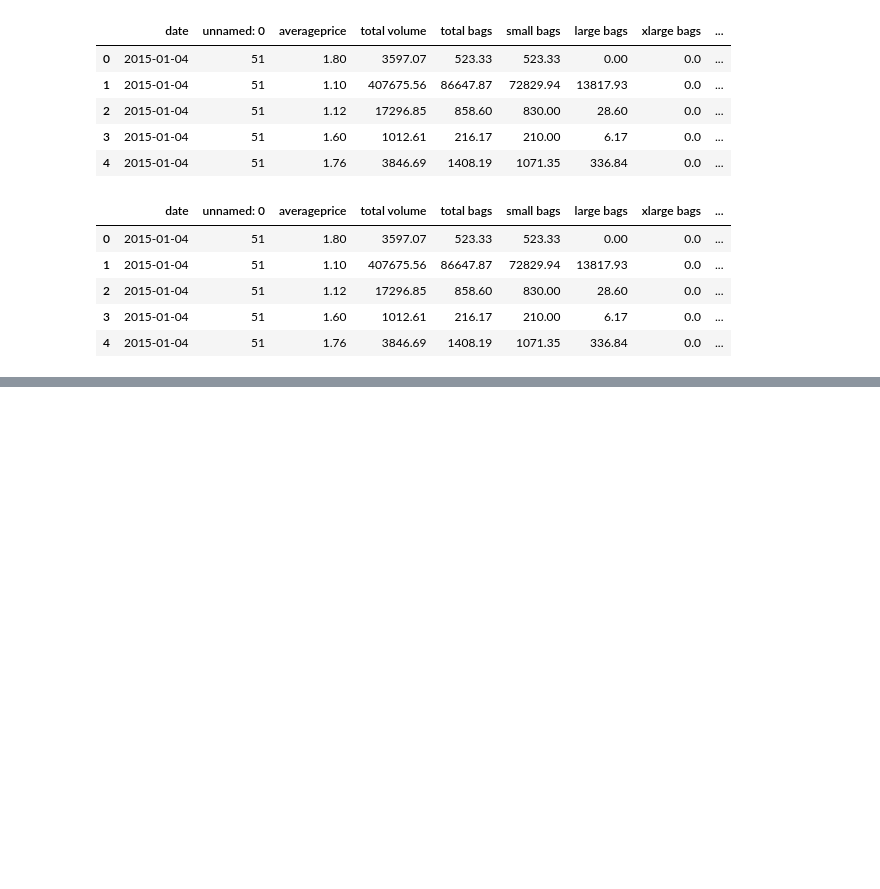
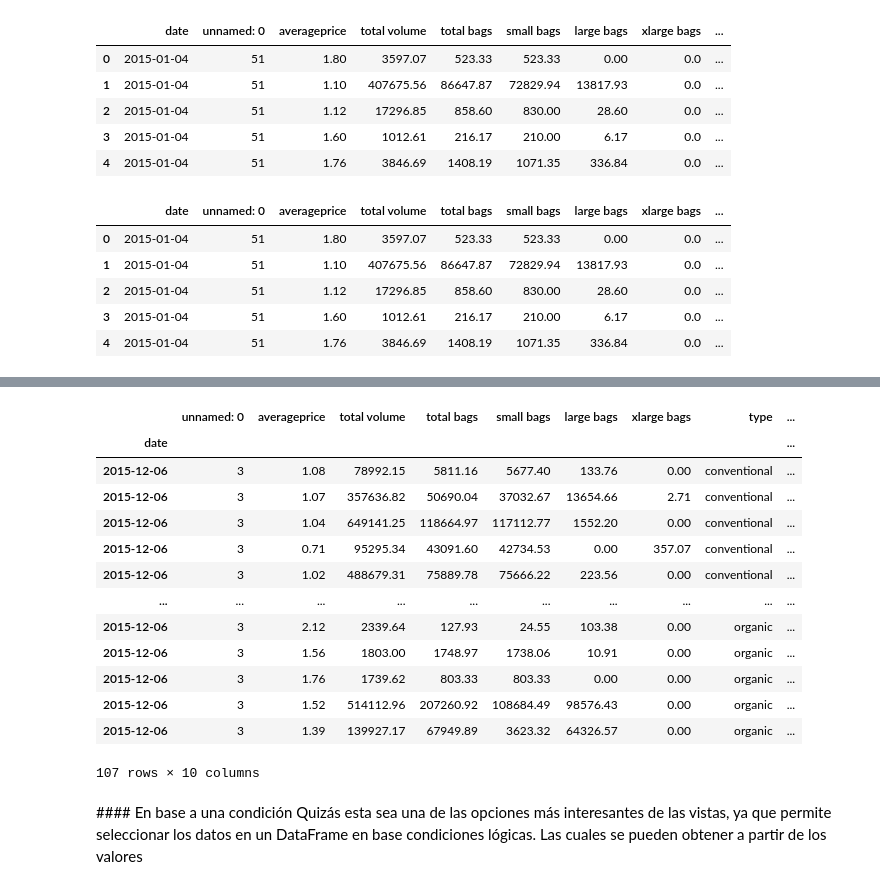
Before and after one commit to Ironhack-Data-Madrid-Febrero-2021/Classroom-Materials, a Jupyter notebook: module-2/5-repaso_9_abril.ipynb, the cells around one changed output, grey strips where cells are left out. Drawn from its saved outputs; the diff is of its cells as text; code cells hidden in the pictures; blank space fills up the shorter version.

```diff
--- a/module-2/5-repaso_9_abril.ipynb
+++ b/module-2/5-repaso_9_abril.ipynb
@@ -417,0 +457,21 @@ df_ordenado.head()
+# %%
+#Fijaos que LOC entra dentro del index pero entra dentro del CONTENIDO, no se queda con la posición
+df.loc["2015-12-06"]
+# %% [output]
+|  | unnamed: 0 | averageprice | total volume | total bags | small bags | large bags | xlarge bags | type | ... |
+| date |  |  |  |  |  |  |  |  | ... |
+| 2015-12-06 | 3 | 1.08 | 78992.15 | 5811.16 | 5677.40 | 133.76 | 0.00 | conventional | ... |
+| 2015-12-06 | 3 | 1.07 | 357636.82 | 50690.04 | 37032.67 | 13654.66 | 2.71 | conventional | ... |
+| 2015-12-06 | 3 | 1.04 | 649141.25 | 118664.97 | 117112.77 | 1552.20 | 0.00 | conventional | ... |
+| 2015-12-06 | 3 | 0.71 | 95295.34 | 43091.60 | 42734.53 | 0.00 | 357.07 | conventional | ... |
+| 2015-12-06 | 3 | 1.02 | 488679.31 | 75889.78 | 75666.22 | 223.56 | 0.00 | conventional | ... |
+| ... | ... | ... | ... | ... | ... | ... | ... | ... | ... |
+| 2015-12-06 | 3 | 2.12 | 2339.64 | 127.93 | 24.55 | 103.38 | 0.00 | organic | ... |
+| 2015-12-06 | 3 | 1.56 | 1803.00 | 1748.97 | 1738.06 | 10.91 | 0.00 | organic | ... |
+| 2015-12-06 | 3 | 1.76 | 1739.62 | 803.33 | 803.33 | 0.00 | 0.00 | organic | ... |
+| 2015-12-06 | 3 | 1.52 | 514112.96 | 207260.92 | 108684.49 | 98576.43 | 0.00 | organic | ... |
+| 2015-12-06 | 3 | 1.39 | 139927.17 | 67949.89 | 3623.32 | 64326.57 | 0.00 | organic | ... |
+107 rows × 10 columns
+# %% [markdown]
+#### En base a una condición
+Quizás esta sea una de las opciones más interesantes de las vistas, ya que permite seleccionar los datos en un DataFrame en base condiciones lógicas. Las cuales se pueden obtener a partir de los valores
```
Also changed, not shown: parts of 26 cells of this notebook.
